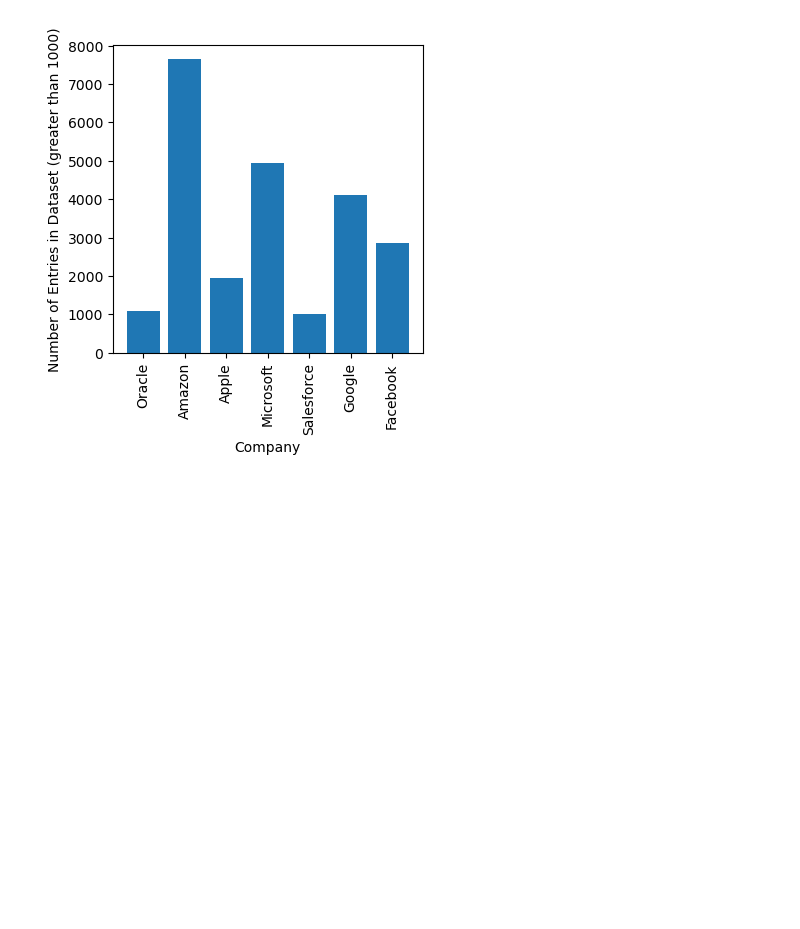
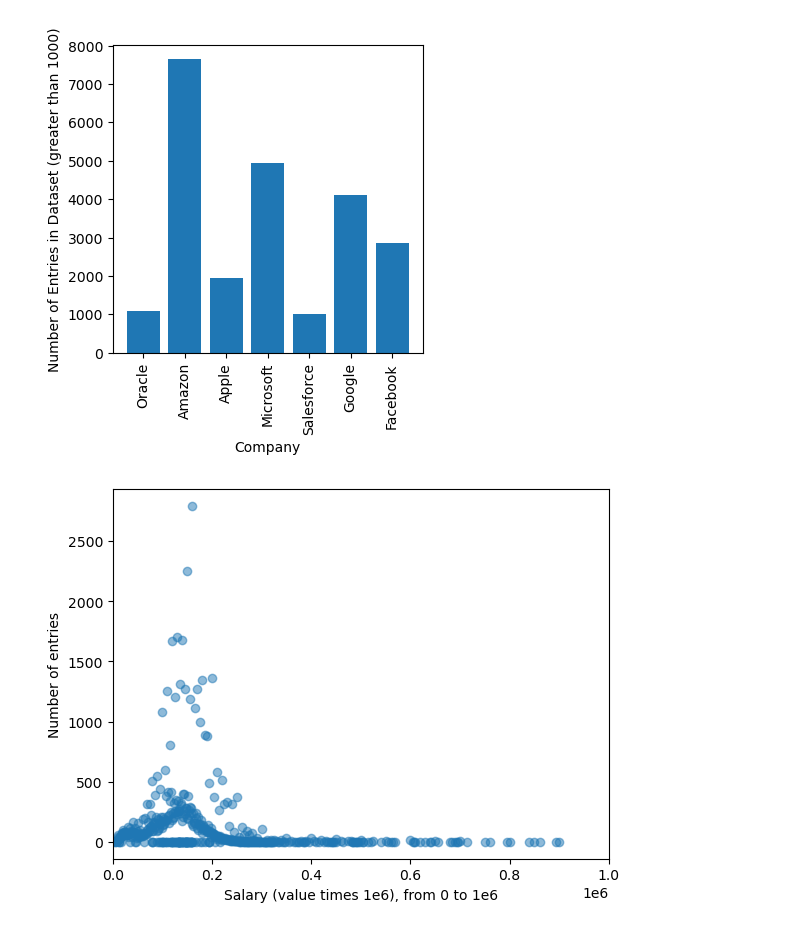
Before and after one commit to aksharans/cse158a2, a Jupyter notebook: assignment2.ipynb, the cells around one changed output. Saved outputs shown, nothing was run; the diff lists cells and outputs as text; code cells hidden in the pictures; blank space fills up the shorter version.

```diff
--- a/assignment2.ipynb
+++ b/assignment2.ipynb
@@ -142,25 +168,8 @@ print(len(salaryAllData))
 salary_vals = defaultdict(int)
 
 for d in salaryAllData:
-    company = d[2]
+    company = d['company']
     salary_vals[company] += 1
-
-# # x = salary_vals.keys()
-# # y = salary_vals.values()
-
-
-# # number of occurances for each company
-# max = 0
-# min = sys.maxsize
-
-# for key, val in salary_vals.items():
-#     if val > max:
-#         max = val
-#     if val < min:
-#         min = val
-
-# print(max, min)
-
 
 x_small = []
 y_small = []
@@ -194,6 +203,24 @@ plt.show()
 # %% [output]
 [figure]
 [figure]
+# %%
+# Salary Values
+salaries = defaultdict(int)
+
+for d in salaryAllData:
+    s = d['salary']
+    salaries[s] += 1
+
+x = salaries.keys()
+y = salaries.values()
+
+plt.scatter(x, y, alpha=0.5)
+plt.xlim(0, 1e6)
+plt.ylabel("Number of entries")
+plt.xlabel("Salary (value times 1e6), from 0 to 1e6")
+plt.show()
+# %% [output]
+[figure, added]
 # %%
 # Salary vs Timestamp
 # %%
```
Also changed, not shown: parts of 11 cells of this notebook.
